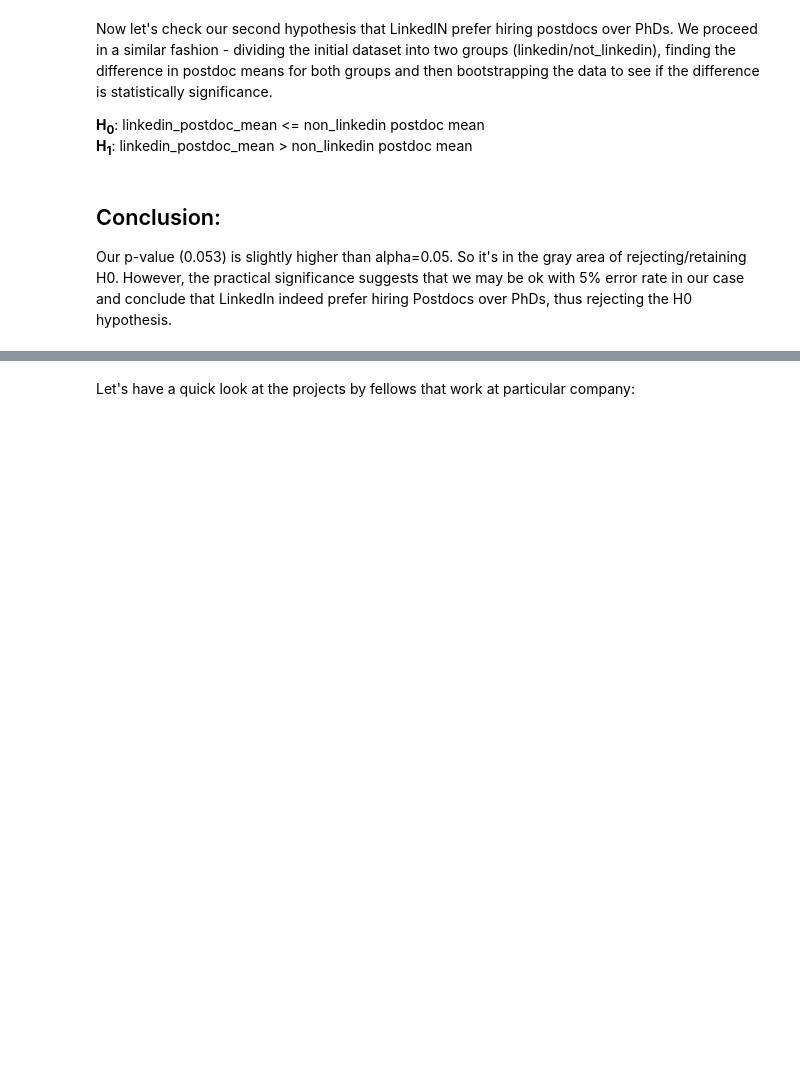
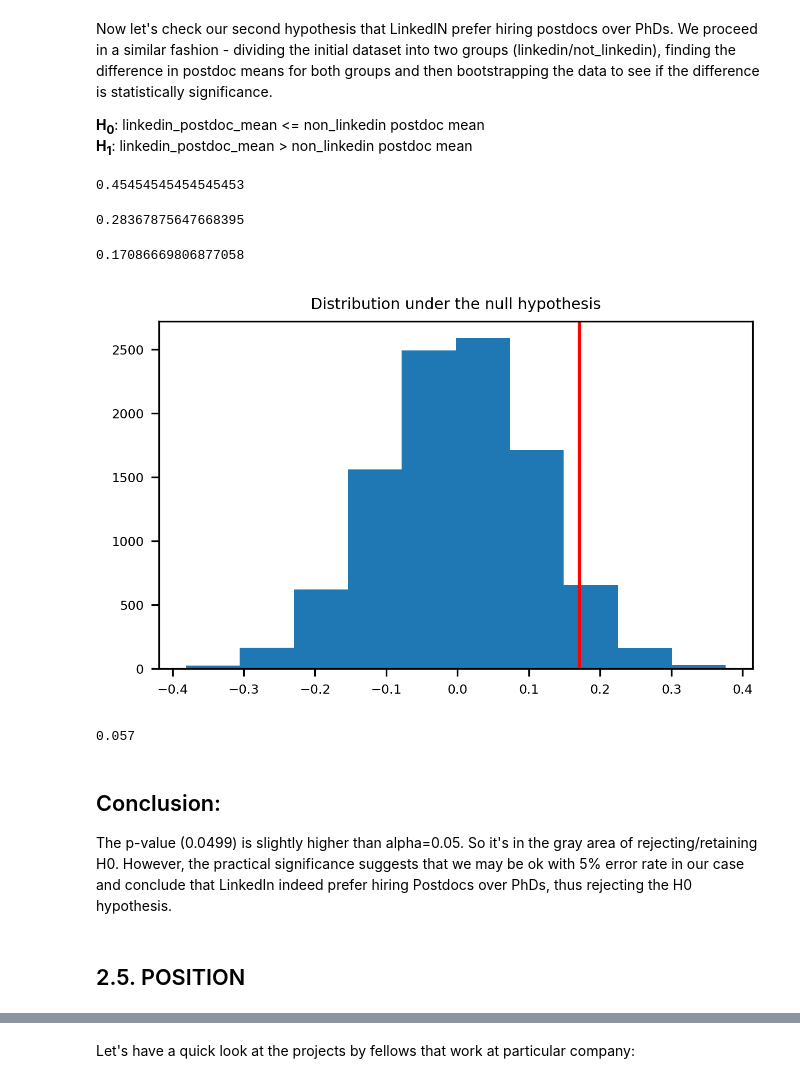
Before and after one commit to ktimchen/insight_fellows, a Jupyter notebook: INSIGHT_Data_Science_Fellowship.ipynb, the cells around one changed output, grey strips where cells are left out. Saved outputs shown, nothing was run; the diff lists cells and outputs as text; code cells hidden in the pictures; blank space fills up the shorter version.

```diff
--- a/INSIGHT_Data_Science_Fellowship.ipynb
+++ b/INSIGHT_Data_Science_Fellowship.ipynb
@@ -514,6 +579,6 @@ set(top10_companies)
 # %%
 #recode postdoc column to calc mean more quickly - 1 if postdoc
-insight['postdoc_recoded'] = insight.postdoc.apply(lambda x: 1 if x == "Postdoc" else 0)
+insight['postdoc_recoded'] = insight.status.apply(lambda x: 1 if x == "Postdoc" else 0)
 # %%
 top10_insight = insight[insight.company.apply(lambda x: x in set(top10_companies)) == True]
 top10_insight.shape
@@ -594,13 +690,19 @@ Now let's check our second hypothesis that LinkedIN prefer hiring postdocs over
 linkedin = insight[insight.company == "LinkedIn"]
 linkedin_postdoc_mean = linkedin.postdoc_recoded.mean()
 linkedin_postdoc_mean
+# %% [output]
+0.45454545454545453
 # %%
 not_linkedin = insight[insight.company != "LinkedIn"]
 not_linkedin_mean = not_linkedin.postdoc_recoded.mean()
 not_linkedin_mean
+# %% [output]
+0.28367875647668395
 # %%
 obs_diff = linkedin_postdoc_mean - not_linkedin_mean
 obs_diff
+# %% [output]
+0.17086669806877058
 # %%
 #create sampling distribution for difference in postdoc means with bootstrapping
 diffs = []
@@ -618,14 +720,23 @@ diffs = np.array(diffs)
 # create distribution under the null hypothesis
 null_vals = np.random.normal(0, diffs.std(), diffs.size)
 # %%
+plt.rcParams.update({'font.size': 6})
+plt.figure(figsize=(5,3), dpi=300)
 # plot null distribution
 plt.hist(null_vals);
+plt.title("Distribution under the null hypothesis")
 
 # plot line for observed statistic
 plt.axvline(x=obs_diff, color = 'red');
+# %% [output]
+[figure, added]
 # %%
 # compute p value
 (null_vals > obs_diff).mean()
+# %% [output]
+0.057
 # %% [markdown]
 ## Conclusion:
-Our p-value (0.053) is slightly higher than alpha=0.05. So it's in the gray area of rejecting/retaining H0. However, the practical significance suggests that we may be ok with 5% error rate in our case and conclude that LinkedIn indeed prefer hiring Postdocs over PhDs, thus rejecting the H0 hypothesis.
+The p-value (0.0499) is slightly higher than alpha=0.05. So it's in the gray area of rejecting/retaining H0. However, the practical significance suggests that we may be ok with 5% error rate in our case and conclude that LinkedIn indeed prefer hiring Postdocs over PhDs, thus rejecting the H0 hypothesis.
+# %% [markdown]
+## 2.5. POSITION
```
Also changed, not shown: parts of 60 cells of this notebook, 2 other files.
